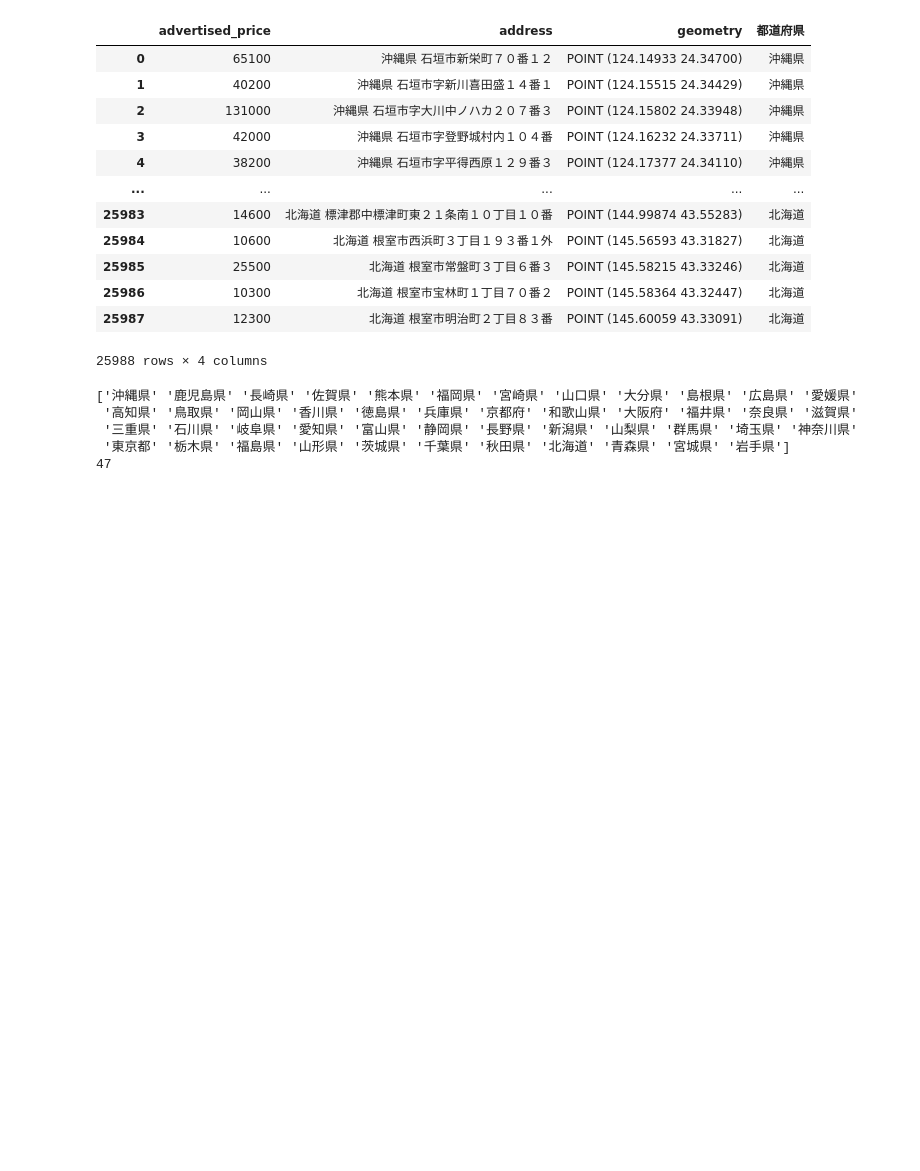
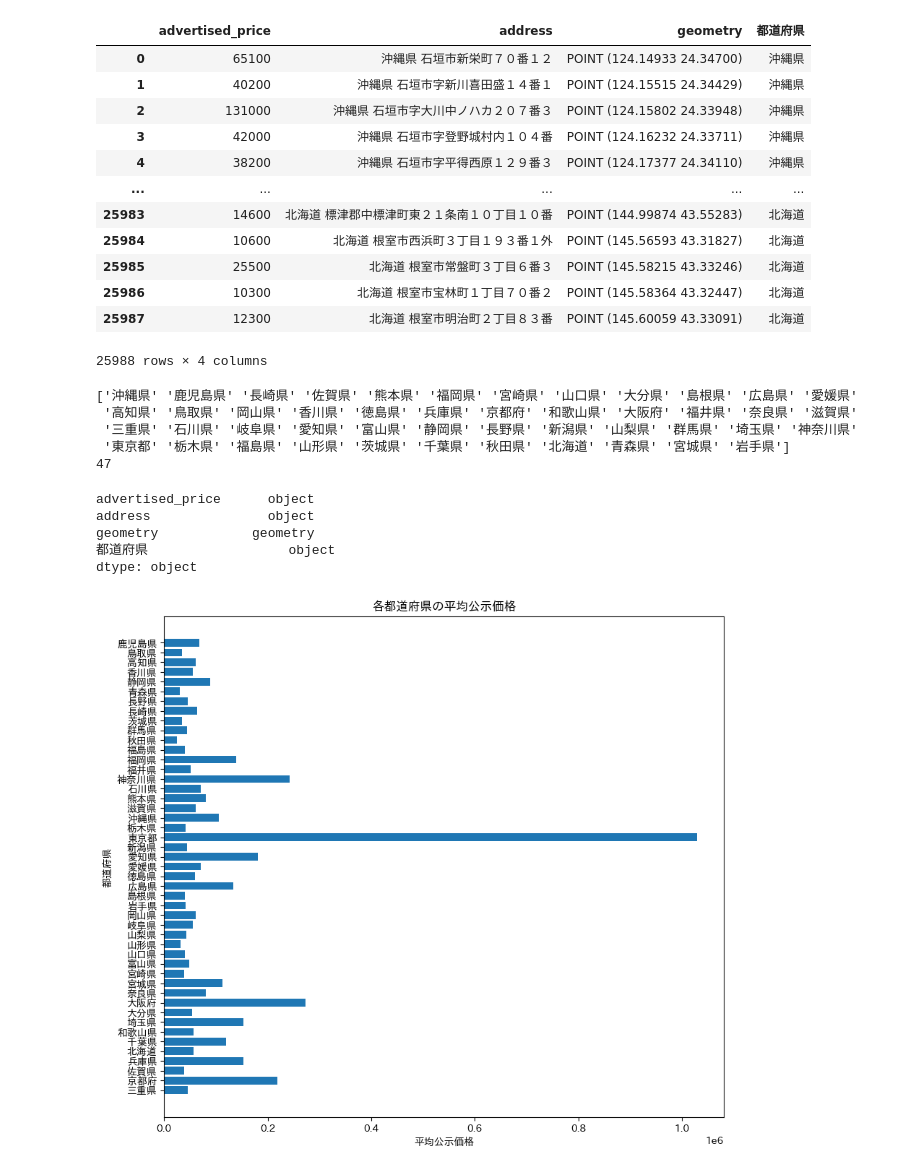
Before and after one commit to 1024xx4/py_data_process_and_vizualization_2, a Jupyter notebook: geospatial/geospatial.ipynb, the cells around one changed output. Drawn from its saved outputs; the diff is of its cells as text; code cells hidden in the pictures; blank space fills up the shorter version.

Commit message:
Analyze: 平均公示価格のデータを可視化する#1
- 都道府県ごとの分布
- ジオメトリ情報で可視化

```diff
--- a/geospatial/geospatial.ipynb
+++ b/geospatial/geospatial.ipynb
@@ -180,3 +183,24 @@ print(gdf['都道府県'].nunique())  # 一意の値の数を確認
  '三重県' '石川県' '岐阜県' '愛知県' '富山県' '静岡県' '長野県' '新潟県' '山梨県' '群馬県' '埼玉県' '神奈川県'
  '東京都' '栃木県' '福島県' '山形県' '茨城県' '千葉県' '秋田県' '北海道' '青森県' '宮城県' '岩手県']
 47
+# %%
+gdf.dtypes
+# %% [output]
+advertised_price      object
+address               object
+geometry            geometry
+都道府県                  object
+dtype: object
+# %%
+# 都道府県ごとの平均公示価格を可視化
+gdf['advertised_price'] = gdf['advertised_price'].astype(int)
+gdf_avg = gdf.groupby('都道府県')['advertised_price'].mean().reset_index()
+
+fig, ax = plt.subplots(figsize=(10, 9))
+ax.barh(gdf_avg['都道府県'], gdf_avg['advertised_price'])
+ax.set_title('各都道府県の平均公示価格')
+ax.set_xlabel('平均公示価格')
+ax.set_ylabel('都道府県')
+plt.show()
+# %% [output]
+[figure, added]
```
Also changed, not shown: parts of 7 cells of this notebook.
